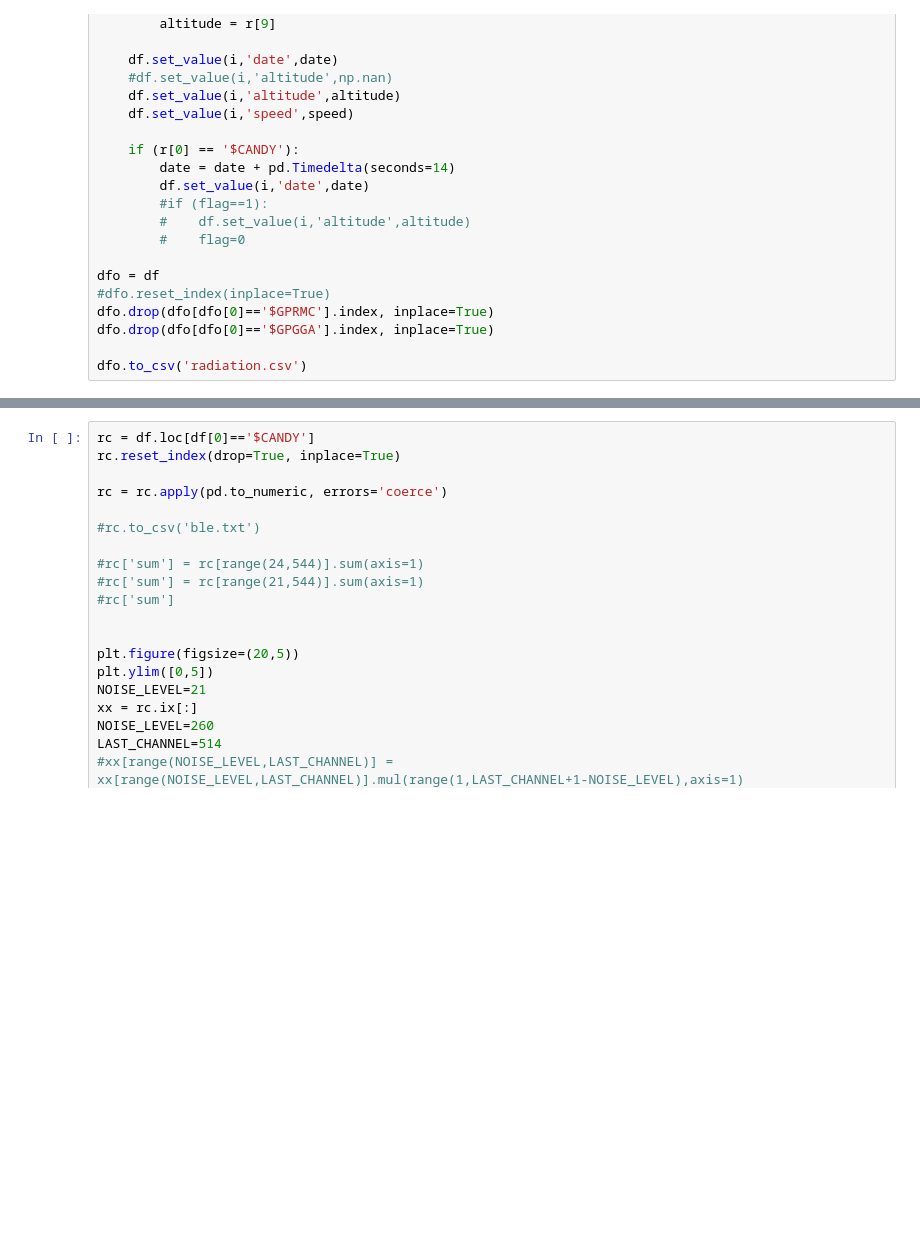
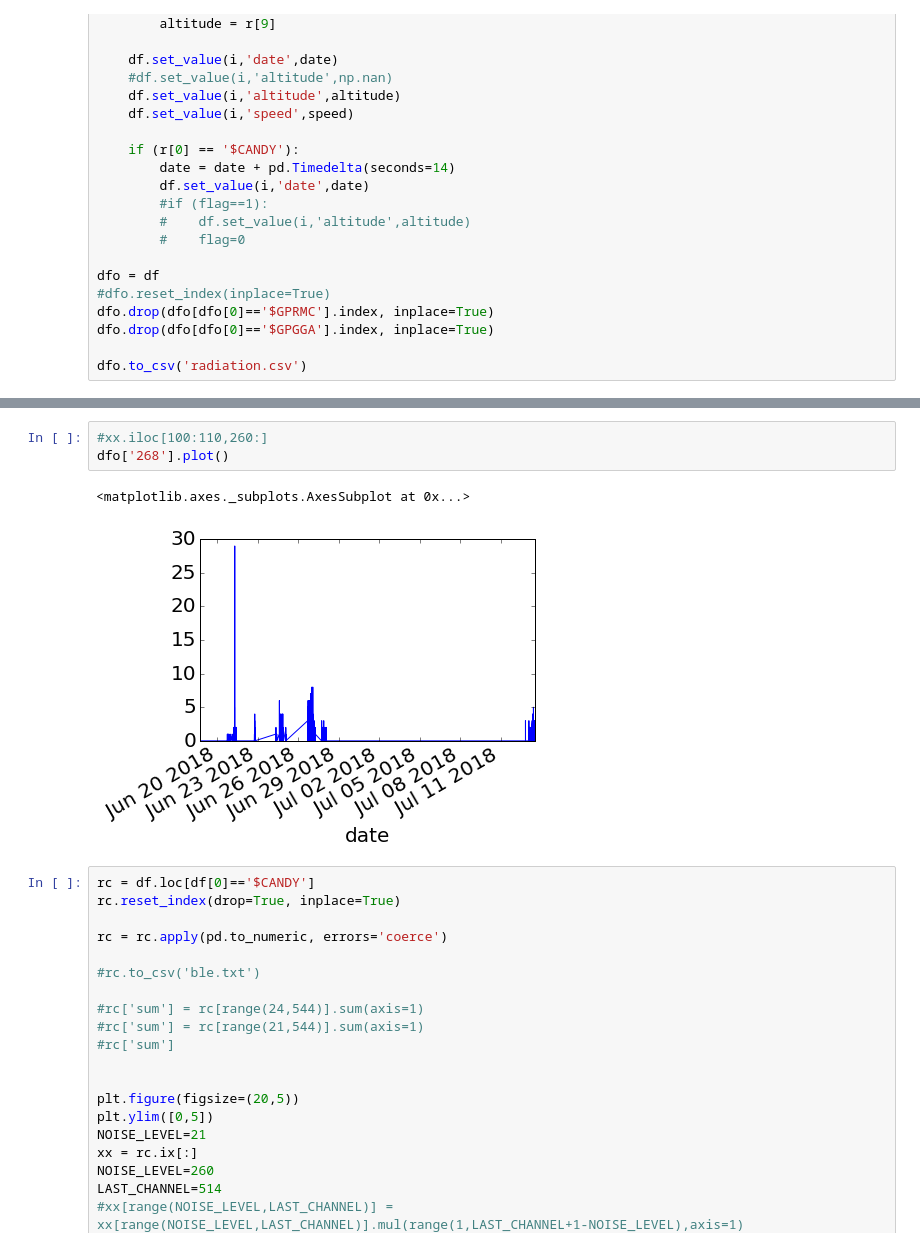
Before and after one commit to ODZ-UJF-AV-CR/AIRDOS-parser, a Jupyter notebook: AIRDOS4_256_flux.ipynb, the cells around one changed output, grey strips where cells are left out. Drawn from its saved outputs; the diff is of its cells as text; blank space fills up the shorter version.

```diff
--- a/AIRDOS4_256_flux.ipynb
+++ b/AIRDOS4_256_flux.ipynb
@@ -169,3 +297,9 @@ TypeError: Empty 'DataFrame': no numeric data to plot
+# %%
+#xx.iloc[100:110,260:]
+dfo['268'].plot()
+# %% [output]
+<matplotlib.axes._subplots.AxesSubplot at 0x...>
+[figure, added]
 # %%
 rc = df.loc[df[0]=='$CANDY']
 rc.reset_index(drop=True, inplace=True)
```
Also changed, not shown: parts of 10 cells of this notebook, 2 other files.
